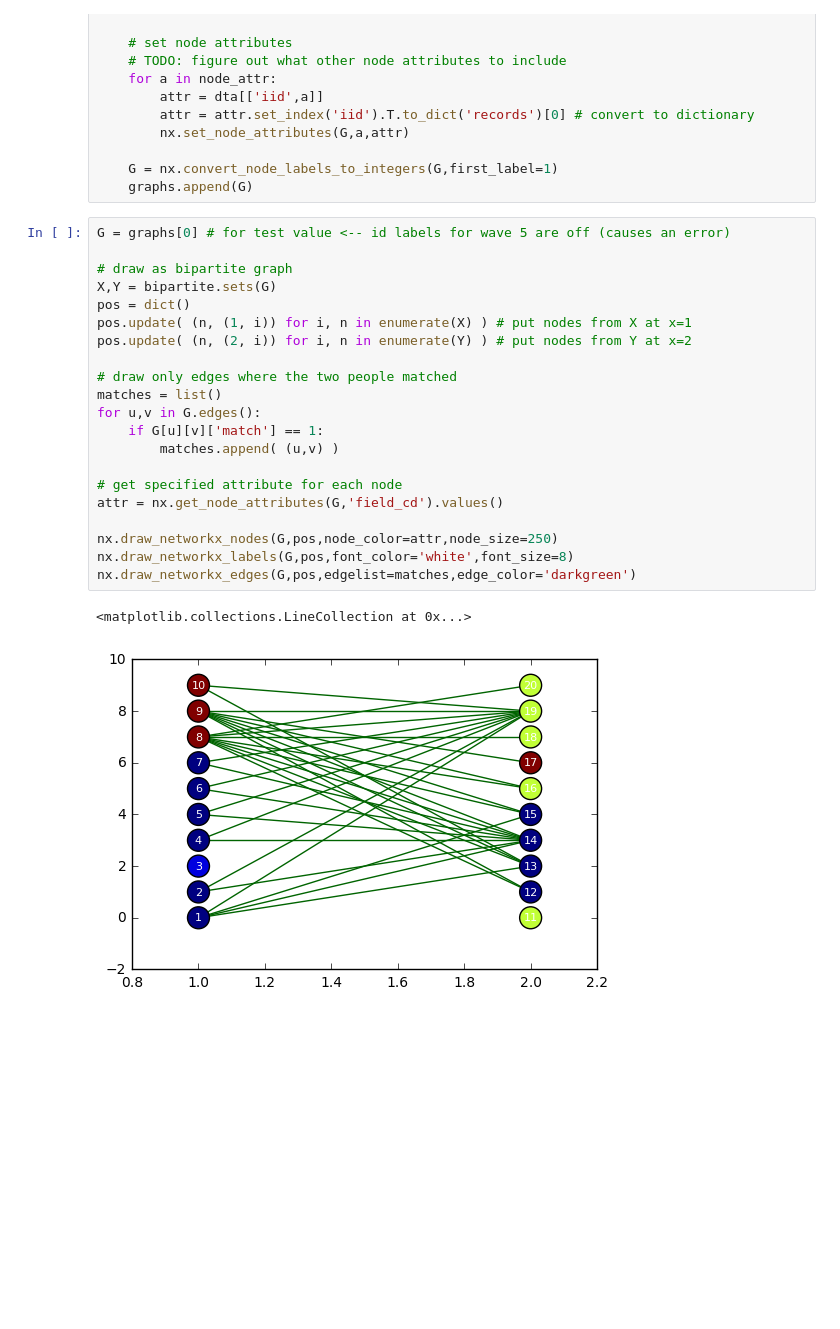
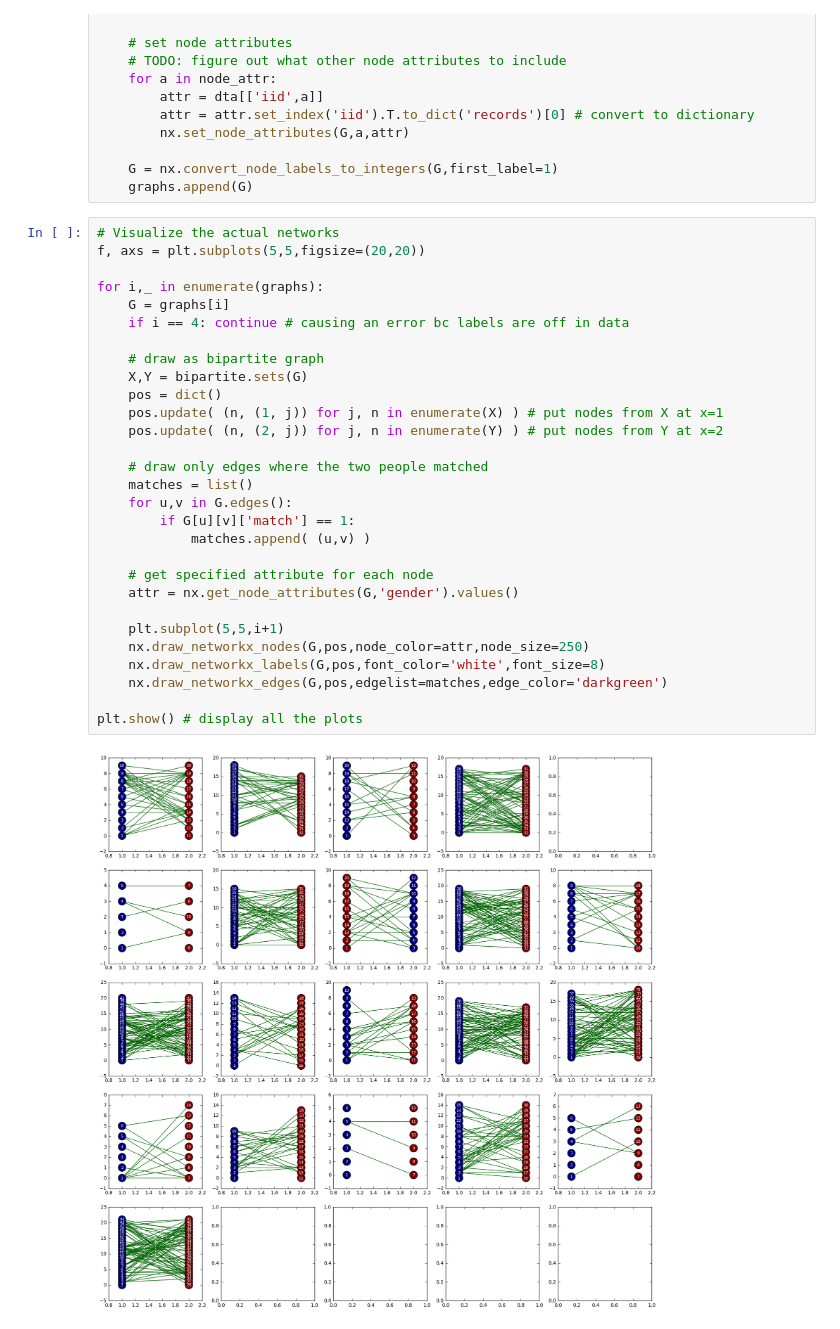
Before and after one commit to rshen36/math17, a Jupyter notebook: project.ipynb, the cells around one changed output. Drawn from its saved outputs; the diff is of its cells as text; blank space fills up the shorter version.

Commit message:
visualizing all waves in the same figure as subplots; degree distributions added

```diff
--- a/project.ipynb
+++ b/project.ipynb
@@ -58,26 +58,33 @@ for w in waves:
     G = nx.convert_node_labels_to_integers(G,first_label=1)
     graphs.append(G)
 # %%
-G = graphs[0] # for test value <-- id labels for wave 5 are off (causes an error)
+# Visualize the actual networks
+f, axs = plt.subplots(5,5,figsize=(20,20))
 
-# draw as bipartite graph
-X,Y = bipartite.sets(G)
-pos = dict()
-pos.update( (n, (1, i)) for i, n in enumerate(X) ) # put nodes from X at x=1
-pos.update( (n, (2, i)) for i, n in enumerate(Y) ) # put nodes from Y at x=2
+for i,_ in enumerate(graphs):
+    G = graphs[i]
+    if i == 4: continue # causing an error bc labels are off in data
 
-# draw only edges where the two people matched
-matches = list()
-for u,v in G.edges():
-    if G[u][v]['match'] == 1:
-        matches.append( (u,v) )
+    # draw as bipartite graph
+    X,Y = bipartite.sets(G)
+    pos = dict()
+    pos.update( (n, (1, j)) for j, n in enumerate(X) ) # put nodes from X at x=1
+    pos.update( (n, (2, j)) for j, n in enumerate(Y) ) # put nodes from Y at x=2
 
-# get specified attribute for each node
-attr = nx.get_node_attributes(G,'field_cd').values()
+    # draw only edges where the two people matched
+    matches = list()
+    for u,v in G.edges():
+        if G[u][v]['match'] == 1:
+            matches.append( (u,v) )
 
-nx.draw_networkx_nodes(G,pos,node_color=attr,node_size=250)
-nx.draw_networkx_labels(G,pos,font_color='white',font_size=8)
-nx.draw_networkx_edges(G,pos,edgelist=matches,edge_color='darkgreen')
+    # get specified attribute for each node
+    attr = nx.get_node_attributes(G,'gender').values()
+
+    plt.subplot(5,5,i+1)
+    nx.draw_networkx_nodes(G,pos,node_color=attr,node_size=250)
+    nx.draw_networkx_labels(G,pos,font_color='white',font_size=8)
+    nx.draw_networkx_edges(G,pos,edgelist=matches,edge_color='darkgreen')
+
+plt.show() # display all the plots
 # %% [output]
-<matplotlib.collections.LineCollection at 0x...>
-[figure, old version]
+[figure, new version]
```
Also changed, not shown: parts of 2 cells of this notebook, 1 other file.
